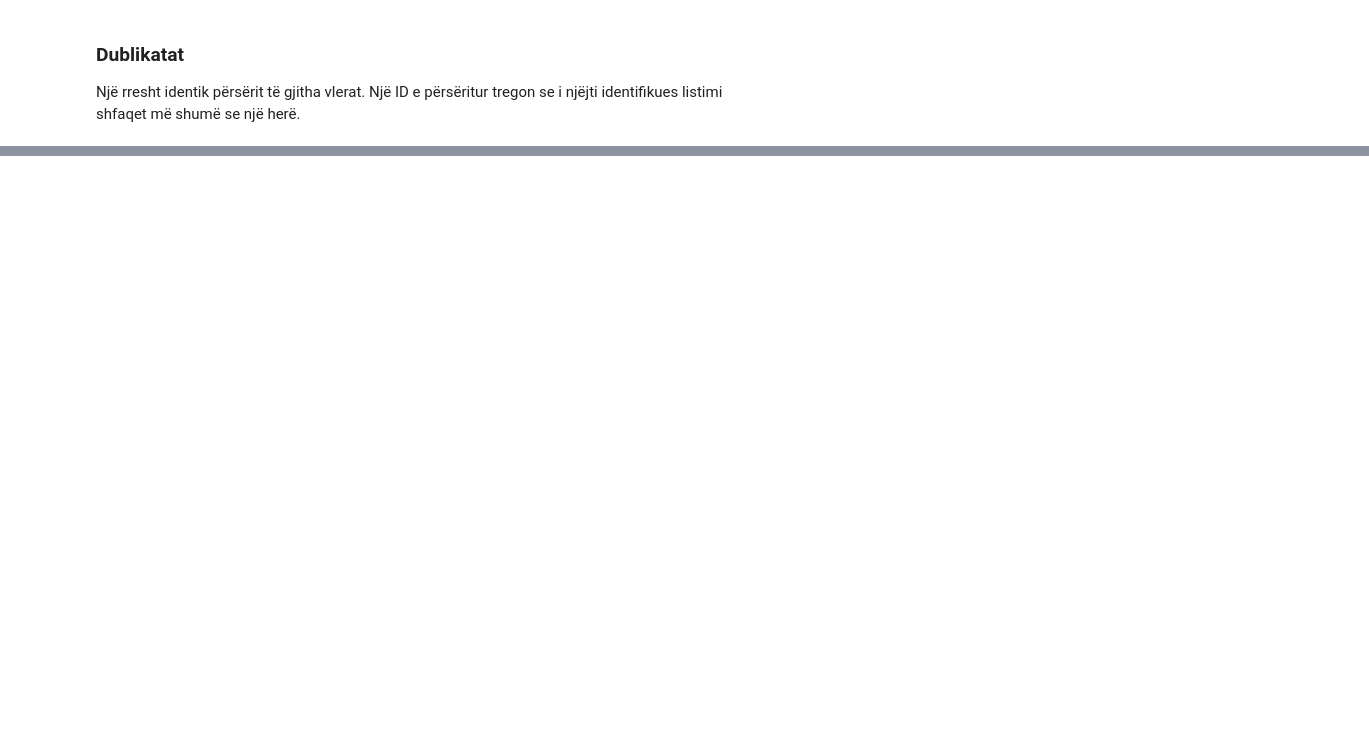
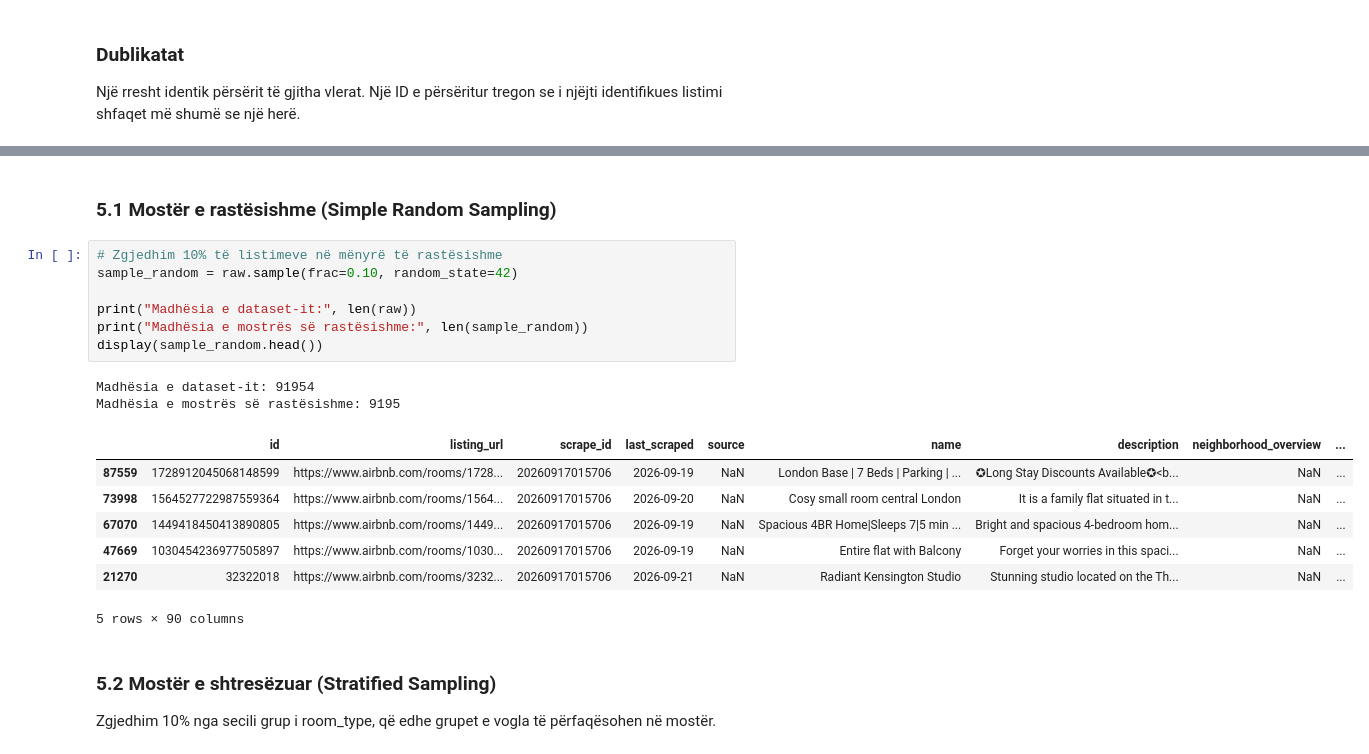
Before and after one commit to yllkeberisha/pvdh_group_10, a Jupyter notebook: notebooks/01_inspektimi_dhe_kualiteti.ipynb, the cells around one changed output, grey strips where cells are left out. Saved outputs shown, nothing was run; the diff lists cells and outputs as text; blank space fills up the shorter version.

```diff
--- a/notebooks/01_inspektimi_dhe_kualiteti.ipynb
+++ b/notebooks/01_inspektimi_dhe_kualiteti.ipynb
@@ -147,0 +367,23 @@ print("ID listimesh të përsëritura:", int(raw["id"].duplicated().sum()))
+# %% [markdown]
+### 5.1 Mostër e rastësishme (Simple Random Sampling)
+# %%
+# Zgjedhim 10% të listimeve në mënyrë të rastësishme
+sample_random = raw.sample(frac=0.10, random_state=42)
+
+print("Madhësia e dataset-it:", len(raw))
+print("Madhësia e mostrës së rastësishme:", len(sample_random))
+display(sample_random.head())
+# %% [output]
+Madhësia e dataset-it: 91954
+Madhësia e mostrës së rastësishme: 9195
+|  | id | listing_url | scrape_id | last_scraped | source | name | description | neighborhood_overview | ... |
+| 87559 | 1728912045068148599 | https://www.airbnb.com/rooms/1728... | 20260917015706 | 2026-09-19 | NaN | London Base | 7 Beds | Parking | ... | ✪Long Stay Discounts Available✪<b... | NaN | ... |
+| 73998 | 1564527722987559364 | https://www.airbnb.com/rooms/1564... | 20260917015706 | 2026-09-20 | NaN | Cosy small room central London | It is a family flat situated in t... | NaN | ... |
+| 67070 | 1449418450413890805 | https://www.airbnb.com/rooms/1449... | 20260917015706 | 2026-09-19 | NaN | Spacious 4BR Home|Sleeps 7|5 min ... | Bright and spacious 4-bedroom hom... | NaN | ... |
+| 47669 | 1030454236977505897 | https://www.airbnb.com/rooms/1030... | 20260917015706 | 2026-09-19 | NaN | Entire flat with Balcony | Forget your worries in this spaci... | NaN | ... |
+| 21270 | 32322018 | https://www.airbnb.com/rooms/3232... | 20260917015706 | 2026-09-21 | NaN | Radiant Kensington Studio | Stunning studio located on the Th... | NaN | ... |
+5 rows × 90 columns
+# %% [markdown]
+### 5.2 Mostër e shtresëzuar (Stratified Sampling)
+
+Zgjedhim 10% nga secili grup i room_type, që edhe grupet e vogla të përfaqësohen në mostër.
```
Also changed, not shown: parts of 35 cells of this notebook.
